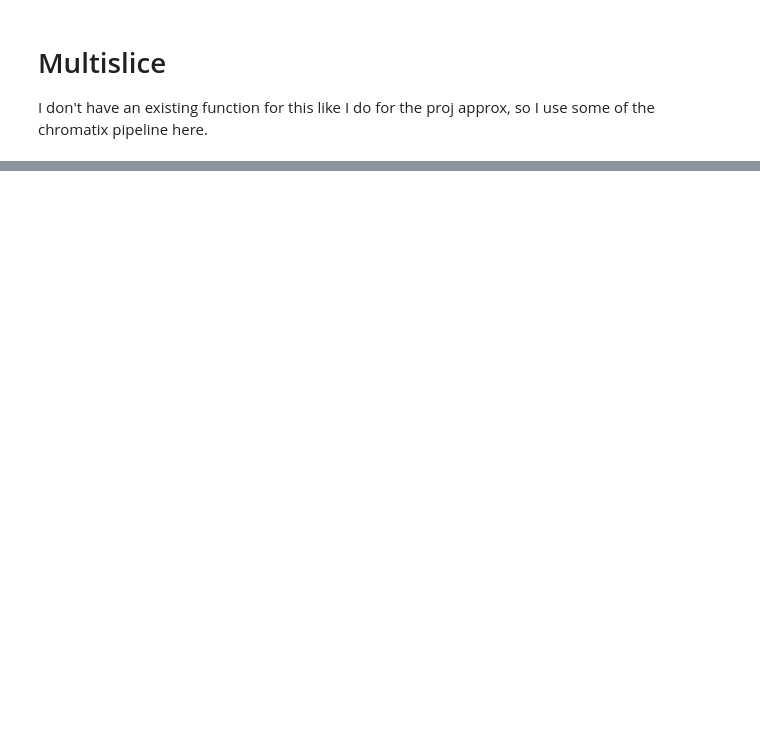
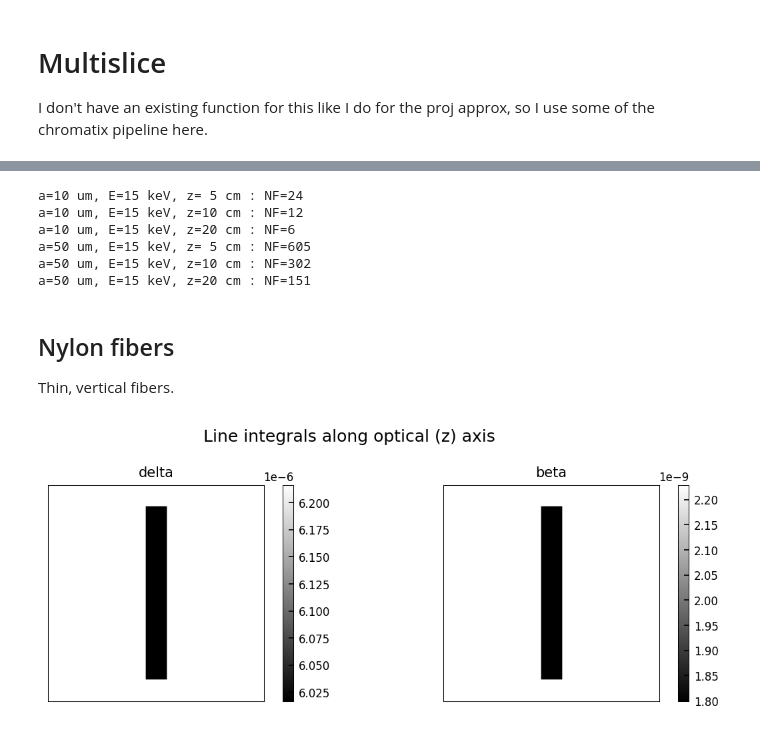
Before and after one commit to gjadick/spectral-xpci, a Jupyter notebook: multislice.ipynb, the cells around one changed output, grey strips where cells are left out. Saved outputs shown, nothing was run; the diff lists cells and outputs as text; code cells hidden in the pictures; blank space fills up the shorter version.

Commit message:
added breast-PBI phantoms and some example sims

```diff
--- a/multislice.ipynb
+++ b/multislice.ipynb
@@ -173,0 +199,66 @@ Wall time: 20.5 s
+# %%
+def NF(a, E, z):
+    return a**2 / (get_wavelen(E)*z)
+
+def print_NF(a, E, z):
+    print(f'a={a*1e6:.0f} um, E={E:.0f} keV, z={z*1e2:2.0f} cm : NF={NF(a, E, z):.0f}')
+
+for a in [10e-6, 50e-6]:
+    for z in [5e-2, 10e-2, 20e-2]:
+        print_NF(a, 15, z)
+# %% [output]
+a=10 um, E=15 keV, z= 5 cm : NF=24
+a=10 um, E=15 keV, z=10 cm : NF=12
+a=10 um, E=15 keV, z=20 cm : NF=6
+a=50 um, E=15 keV, z= 5 cm : NF=605
+a=50 um, E=15 keV, z=10 cm : NF=302
+a=50 um, E=15 keV, z=20 cm : NF=151
+# %%
+def show_phantom(obj_delta, obj_beta):
+    fig, ax = plt.subplots(1, 2, figsize=[8,3])
+    fig.suptitle('Line integrals along optical (z) axis')
+    for i, obj in enumerate([obj_delta, obj_beta]):
+        ax[i].set_title(['delta', 'beta'][i])
+        # m = ax[i].imshow(obj[obj.shape[0]//2,:,:])  # central z-slice
+        m = ax[i].imshow(np.sum(obj, axis=0))  # central z-slice
+        fig.colorbar(m, ax=ax[i])
+        ax[i].set_xticks([])
+        ax[i].set_yticks([])
+    fig.tight_layout()
+    plt.show()
+# %% [markdown]
+## Nylon fibers
+
+Thin, vertical fibers.
+# %%
+def make_fiber_phantom(N, Nz, dx, fiber_width, energy, fiber_material=nylon, background_material=pmma):
+
+    fov = N*dx
+    fiber_height = 0.8*fov
+    coords = np.abs(np.linspace(-fov/2, fov/2, N))
+    X, Y = np.meshgrid(coords, coords)
+
+    obj = np.zeros([Nz, N, N], dtype=np.uint8)
+    for z in range(Nz):
+        mask = np.where((X <= fiber_width/2) & (Y <= fiber_height/2))
+        obj[z][mask] = 1
+
+    matdict = {0: background_material, 1: fiber_material}
+    obj_delta = jnp.zeros(obj.shape)
+    obj_beta = jnp.zeros(obj.shape)
+    for mat_id in matdict:
+        d, b = matdict[mat_id].delta_beta(energy)
+        obj_delta = obj_delta.at[obj == mat_id].set(d)
+        obj_beta = obj_beta.at[obj == mat_id].set(b)
+
+    return obj_delta, obj_beta
+
+
+################################################################
+
+fiber_width = 100e-6
+obj_delta, obj_beta = make_fiber_phantom(N, Nz, dx, fiber_width, energy)
+
+show_phantom(obj_delta, obj_beta)
+# %% [output]
+[figure, added]
```
Also changed, not shown: parts of 15 cells of this notebook.
